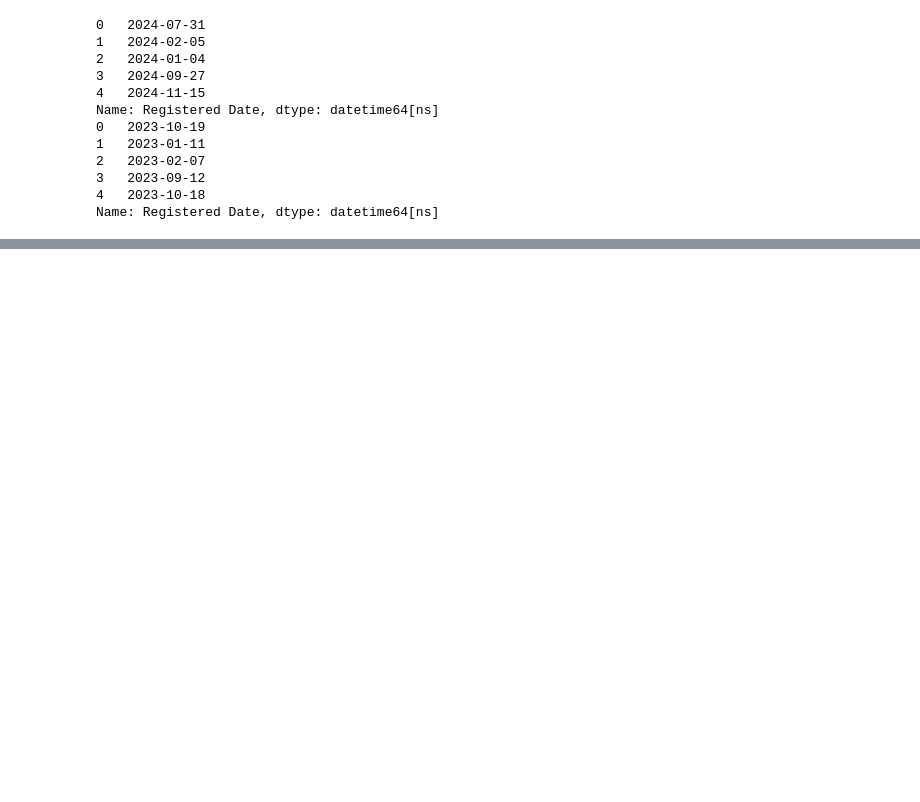
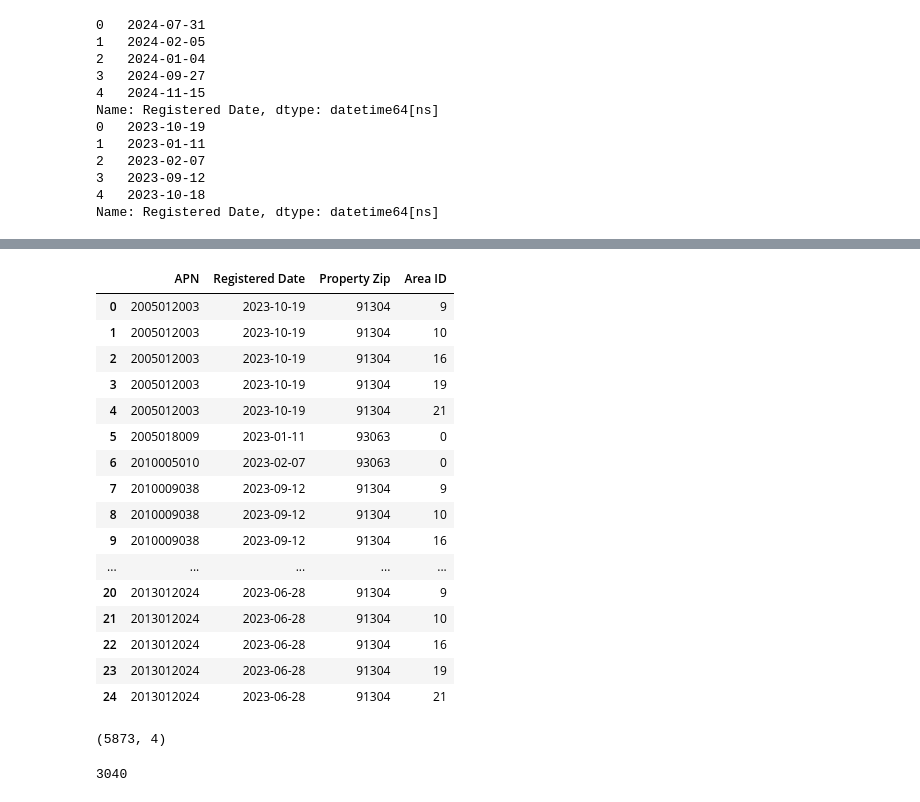
Before and after one commit to cploebell/ads-508-team-project, a Jupyter notebook: ads508_proj.ipynb, the cells around one changed output, grey strips where cells are left out. Drawn from its saved outputs; the diff is of its cells as text; code cells hidden in the pictures; blank space fills up the shorter version.

Commit message:
combined lapd data with foreclosure

```diff
--- a/ads508_proj.ipynb
+++ b/ads508_proj.ipynb
@@ -1047,0 +962,18 @@ print(df_fc_combined.head(10))
+# %%
+# we put together a dataset on the 21 LAPD divisions (with their corresponding area and some associated zip codes), which we will use to assign foreclosure zipcodes to an Area ID.
+
+# Create LAPD lookup table
+lapd_data = {
+    "Area ID": [1, 2, 3, 4, 5, 6, 7, 8, 9, 10, 11, 12, 13, 14, 15, 16, 17, 18, 19, 20, 21],
+    "Zip Codes": [
+        "90014, 90017, 90006, 90003, 90011", "90017, 90006, 90015", "90062, 90061, 90003",
+        "90033, 90065, 90011", "90731", "90028, 90046, 90027", "90019, 90006, 90025",
+        "90025, 90049", "91401, 91335, 91304", "91335, 91304, 91345",
+        "90065, 91331, 91324", "90003, 90061, 90062", "90011, 90003, 90061",
+        "90066, 90019, 90025", "91601, 91345, 91324", "91331, 91324, 91304",
+        "91324, 91335, 91345", "90061, 90062, 90003", "91345, 91324, 91304",
+        "90006, 90019, 90017", "91304, 91324, 91331"
+    ]
+}
+
+df_lapd = pd.DataFrame(lapd_data)
@@ -1047,0 +1000,3 @@ print(df_fc_combined.head(10))
+# %%
+# next we will explode a column, so each zip code gets assigned its corresponding Area ID on separate rows
+df_lapd = df_lapd.assign(Zip=df_lapd['Zip Codes'].str.split(', ')).explode('Zip')
@@ -1047,0 +1017,3 @@ print(df_fc_combined.head(10))
+# %%
+# merge with foreclosure data on Property Zip
+df_fc_areaID = df_fc_combined.merge(df_lapd[['Zip', 'Area ID']], left_on='Property Zip', right_on='Zip', how='left').drop('Zip', axis=1)
@@ -1047,0 +1034,33 @@ print(df_fc_combined.head(10))
+# %%
+# Fill NaN values with 0 and then convert to integer
+df_fc_areaID['Area ID'] = df_fc_areaID['Area ID'].fillna(0).astype(int)
+# %%
+df_fc_areaID.head(25)
+# %% [output]
+|  | APN | Registered Date | Property Zip | Area ID |
+| 0 | 2005012003 | 2023-10-19 | 91304 | 9 |
+| 1 | 2005012003 | 2023-10-19 | 91304 | 10 |
+| 2 | 2005012003 | 2023-10-19 | 91304 | 16 |
+| 3 | 2005012003 | 2023-10-19 | 91304 | 19 |
+| 4 | 2005012003 | 2023-10-19 | 91304 | 21 |
+| 5 | 2005018009 | 2023-01-11 | 93063 | 0 |
+| 6 | 2010005010 | 2023-02-07 | 93063 | 0 |
+| 7 | 2010009038 | 2023-09-12 | 91304 | 9 |
+| 8 | 2010009038 | 2023-09-12 | 91304 | 10 |
+| 9 | 2010009038 | 2023-09-12 | 91304 | 16 |
+| ... | ... | ... | ... | ... |
+| 20 | 2013012024 | 2023-06-28 | 91304 | 9 |
+| 21 | 2013012024 | 2023-06-28 | 91304 | 10 |
+| 22 | 2013012024 | 2023-06-28 | 91304 | 16 |
+| 23 | 2013012024 | 2023-06-28 | 91304 | 19 |
+| 24 | 2013012024 | 2023-06-28 | 91304 | 21 |
+# %%
+df_fc_areaID.shape
+# %% [output]
+(5873, 4)
+# %%
+# Count # of Nan for 'Area ID', ie = 0
+count_zero_area_id = df_fc_areaID[df_fc_areaID['Area ID'] == 0].shape[0]
+print(count_zero_area_id)
+# %% [output]
+3040
```
Also changed, not shown: parts of 28 cells of this notebook.
